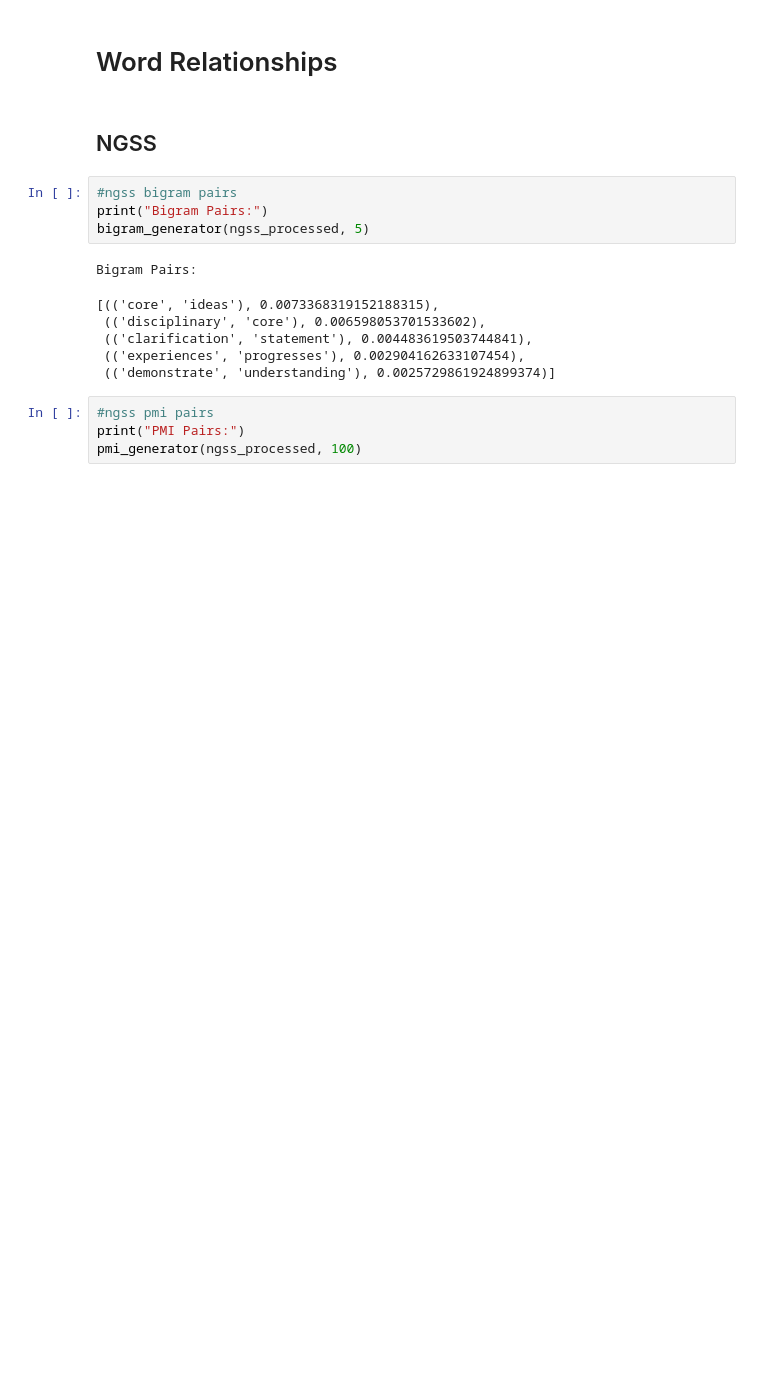
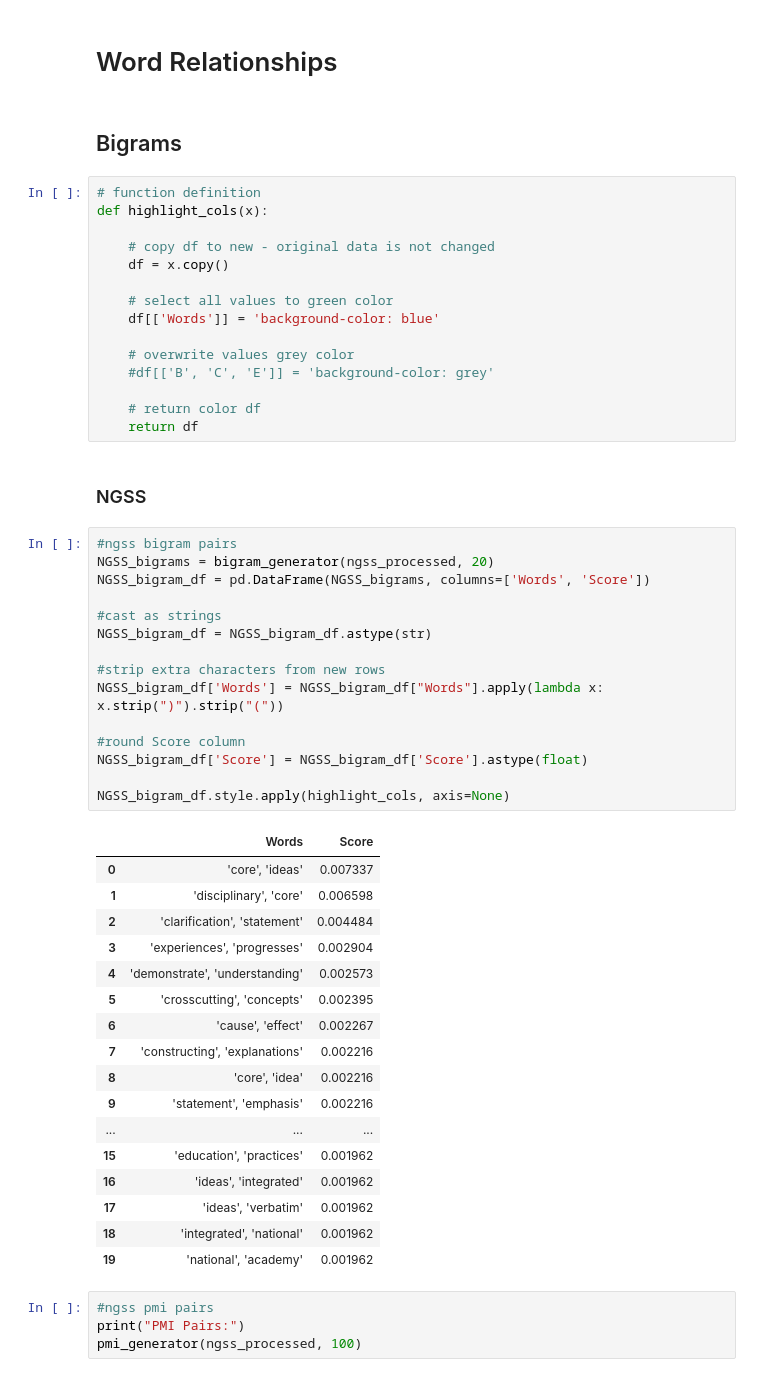
Before and after one commit to kristen770/Science-Standards-NLP-Analysis, a Jupyter notebook: Indiana Standards Analysis .ipynb, the cells around one changed output. Cells and saved outputs as stored; diff of their text form; blank space fills up the shorter version.

```diff
--- a/Indiana Standards Analysis .ipynb
+++ b/Indiana Standards Analysis .ipynb
@@ -668,19 +684,58 @@ fig.show()
 [interactive output not drawn]
 # %% [markdown]
 # Word Relationships
+# %% [markdown]
+## Bigrams
+# %%
+# function definition
+def highlight_cols(x):
+
+    # copy df to new - original data is not changed
+    df = x.copy()
+
+    # select all values to green color
+    df[['Words']] = 'background-color: blue'
+
+    # overwrite values grey color
+    #df[['B', 'C', 'E']] = 'background-color: grey'
+
+    # return color df
+    return df
 # %% [markdown]
-## NGSS
+### NGSS
-# %%
-#ngss bigram pairs
-print("Bigram Pairs:")
-bigram_generator(ngss_processed, 5)
-# %% [output]
-Bigram Pairs:
-[(('core', 'ideas'), 0.0073368319152188315),
- (('disciplinary', 'core'), 0.006598053701533602),
- (('clarification', 'statement'), 0.004483619503744841),
- (('experiences', 'progresses'), 0.002904162633107454),
- (('demonstrate', 'understanding'), 0.0025729861924899374)]
+# %%
+#ngss bigram pairs
+NGSS_bigrams = bigram_generator(ngss_processed, 20)
+NGSS_bigram_df = pd.DataFrame(NGSS_bigrams, columns=['Words', 'Score'])
+
+#cast as strings
+NGSS_bigram_df = NGSS_bigram_df.astype(str)
+
+#strip extra characters from new rows
+NGSS_bigram_df['Words'] = NGSS_bigram_df["Words"].apply(lambda x: x.strip(")").strip("("))
+
+#round Score column
+NGSS_bigram_df['Score'] = NGSS_bigram_df['Score'].astype(float)
+
+NGSS_bigram_df.style.apply(highlight_cols, axis=None)
+# %% [output]
+|  | Words | Score |
+| 0 | 'core', 'ideas' | 0.007337 |
+| 1 | 'disciplinary', 'core' | 0.006598 |
+| 2 | 'clarification', 'statement' | 0.004484 |
+| 3 | 'experiences', 'progresses' | 0.002904 |
+| 4 | 'demonstrate', 'understanding' | 0.002573 |
+| 5 | 'crosscutting', 'concepts' | 0.002395 |
+| 6 | 'cause', 'effect' | 0.002267 |
+| 7 | 'constructing', 'explanations' | 0.002216 |
+| 8 | 'core', 'idea' | 0.002216 |
+| 9 | 'statement', 'emphasis' | 0.002216 |
+| ... | ... | ... |
+| 15 | 'education', 'practices' | 0.001962 |
+| 16 | 'ideas', 'integrated' | 0.001962 |
+| 17 | 'ideas', 'verbatim' | 0.001962 |
+| 18 | 'integrated', 'national' | 0.001962 |
+| 19 | 'national', 'academy' | 0.001962 |
 # %%
 #ngss pmi pairs
 print("PMI Pairs:")
```
Also changed, not shown: parts of 24 cells of this notebook.
